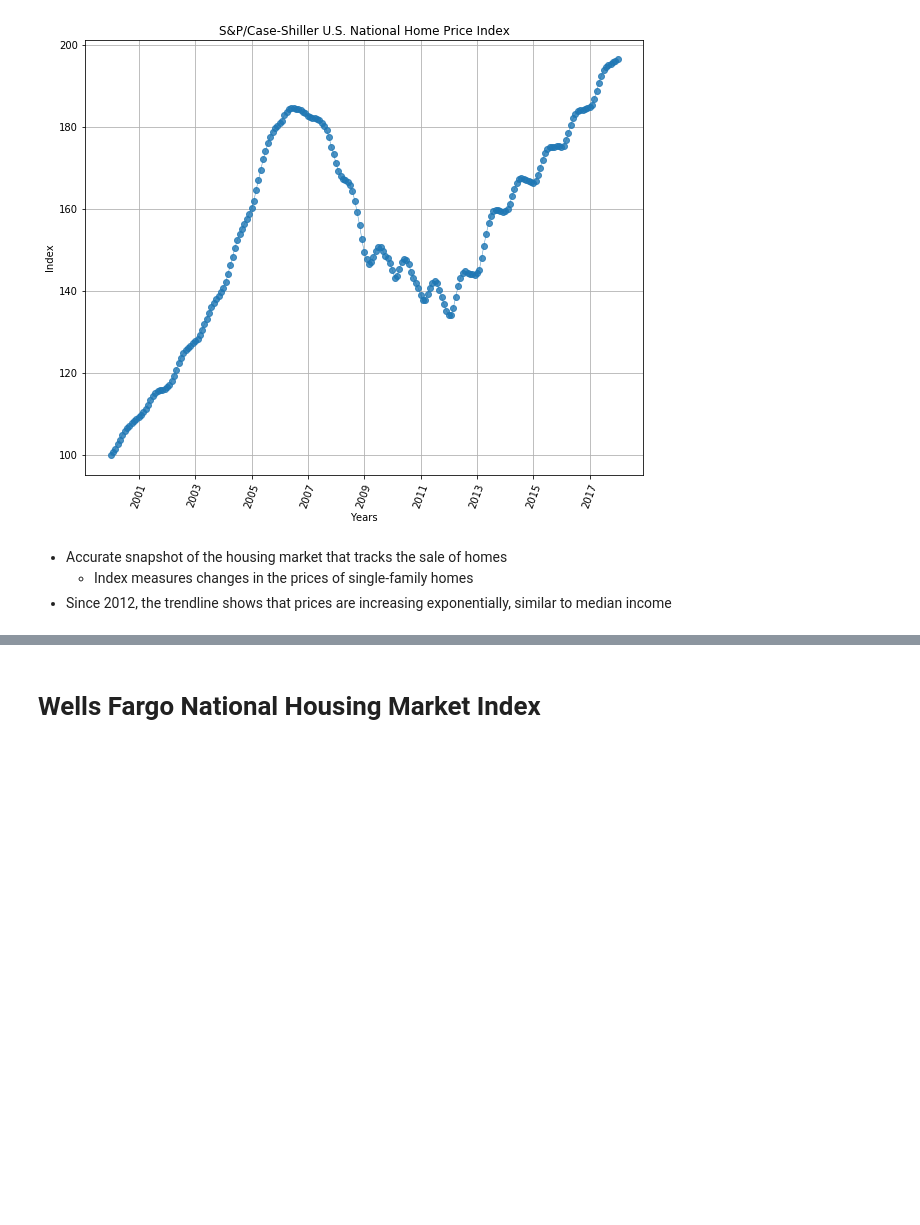
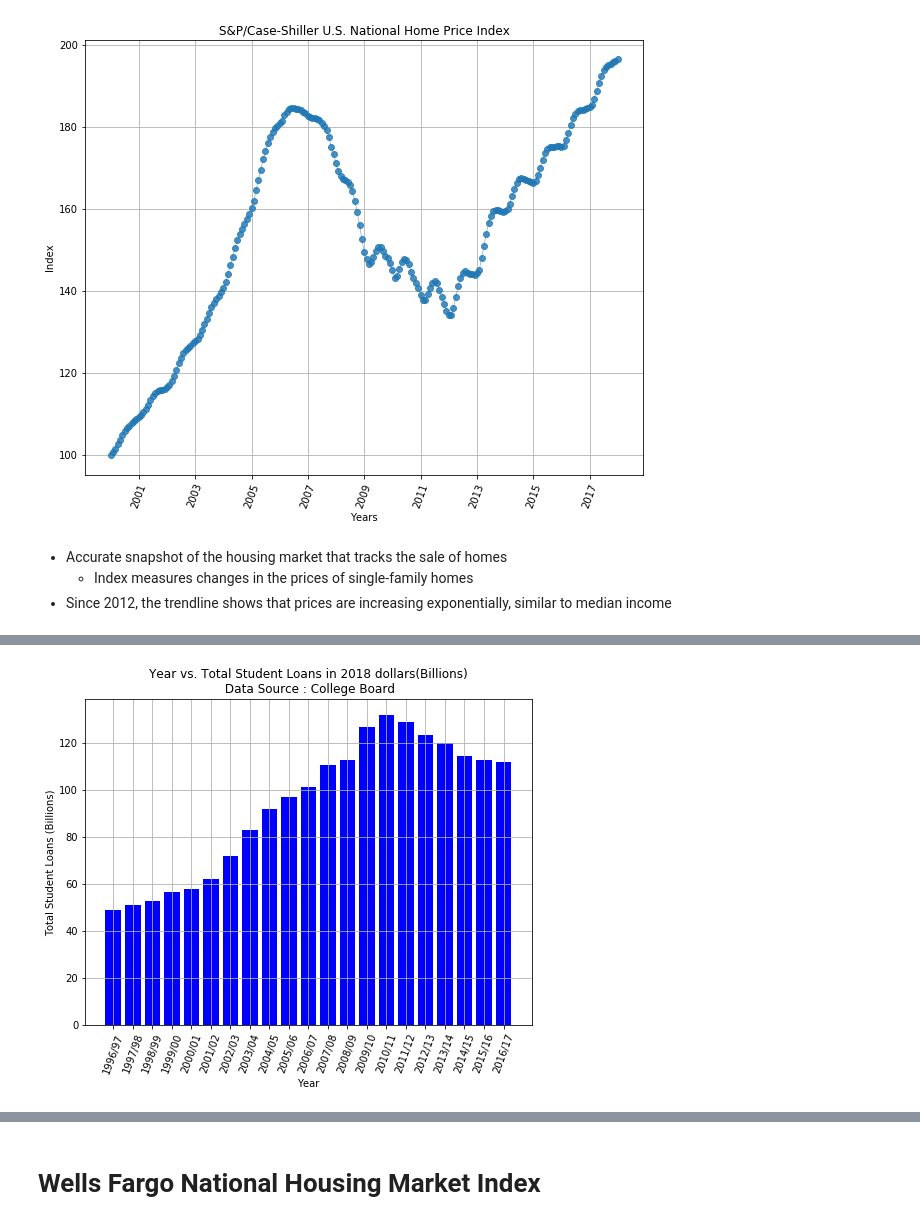
Before and after one commit to Kamran-Wali/Project_Antigravity2, a Jupyter notebook: Presentation.ipynb, the cells around one changed output, grey strips where cells are left out. Drawn from its saved outputs; the diff is of its cells as text; code cells hidden in the pictures; blank space fills up the shorter version.

```diff
--- a/Presentation.ipynb
+++ b/Presentation.ipynb
@@ -323,0 +339,5 @@ plt.show()
+# %%
+#reading csv for student loan growth rate
+file_2 = "resource/LoansData.csv"
+loans_rate = pd.read_csv(file_2)
+loans_rate.head()
@@ -323,0 +351,12 @@ plt.show()
+# %%
+#Plotting Year versus total student loans borrowed
+plt.figure(figsize = (8,6))
+plt.bar(loans_rate["Year"], loans_rate["2018 Loans Billions"], color = "b", align = "center")
+plt.title("Year vs. Total Student Loans in 2018 dollars(Billions)\n Data Source : College Board")
+plt.xlabel("Year")
+plt.xticks(rotation=70)
+plt.ylabel("Total Student Loans (Billions)")
+plt.grid()
+#plt.savefig("plots/YearvsTotalStudentLoans.png", bbox_inches="tight")
+# %% [output]
+[figure, added]
```
Also changed, not shown: parts of 8 cells of this notebook.
